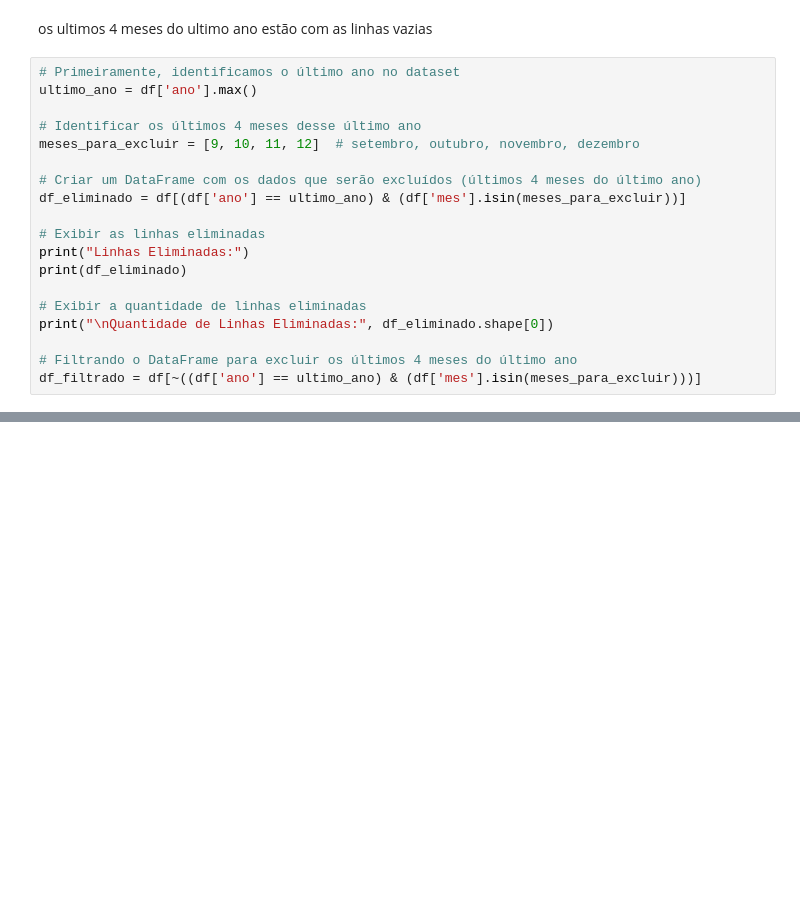
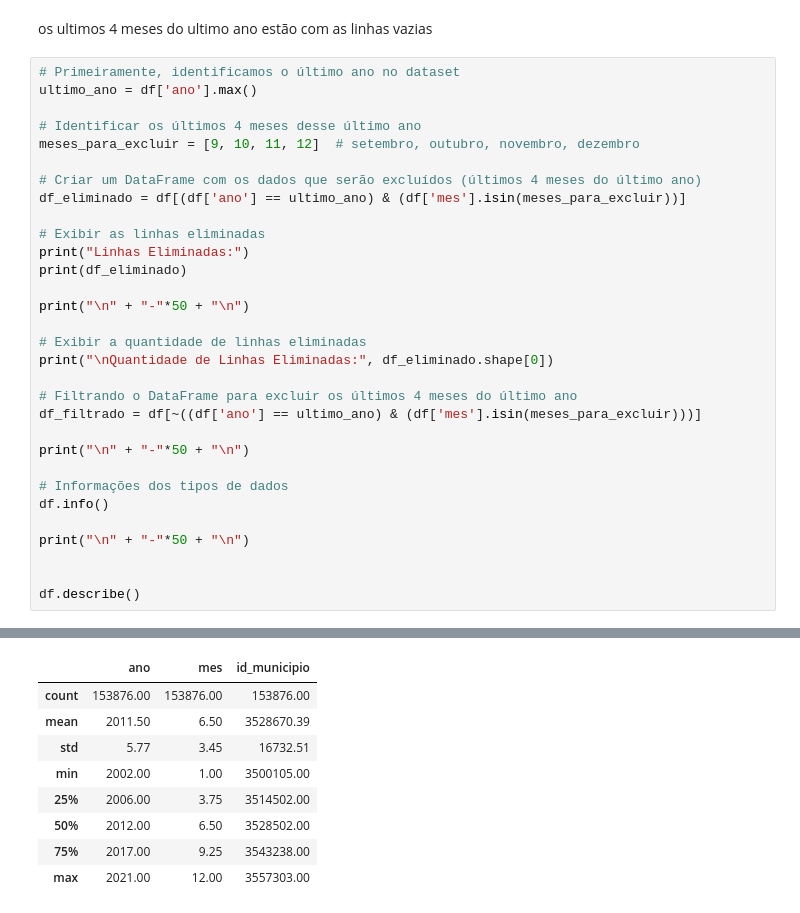
Before and after one commit to fabarroso/MVP-ML, a Jupyter notebook: mvpml.ipynb, the cells around one changed output, grey strips where cells are left out. Saved outputs shown, nothing was run; the diff lists cells and outputs as text; blank space fills up the shorter version.

```diff
--- a/mvpml.ipynb
+++ b/mvpml.ipynb
@@ -93,11 +107,23 @@ df_eliminado = df[(df['ano'] == ultimo_ano) & (df['mes'].isin(meses_para_excluir
 print("Linhas Eliminadas:")
 print(df_eliminado)
 
+print("\n" + "-"*50 + "\n")
+
 # Exibir a quantidade de linhas eliminadas
 print("\nQuantidade de Linhas Eliminadas:", df_eliminado.shape[0])
 
 # Filtrando o DataFrame para excluir os últimos 4 meses do último ano
 df_filtrado = df[~((df['ano'] == ultimo_ano) & (df['mes'].isin(meses_para_excluir)))]
+
+print("\n" + "-"*50 + "\n")
+
+# Informações dos tipos de dados
+df.info()
+
+print("\n" + "-"*50 + "\n")
+
+
+df.describe()
 # %% [output]
 Linhas Eliminadas:
          ano  mes  id_municipio               regiao_ssp homicidio_doloso numero_de_vitimas_em_homicidio_doloso homicidio_doloso_por_acidente_de_transito numero_de_vitimas_em_homicidio_doloso_por_acid ...
@@ -118,0 +145,9 @@ Quantidade de Linhas Eliminadas: 2580
+|  | ano | mes | id_municipio |
+| count | 153876.00 | 153876.00 | 153876.00 |
+| mean | 2011.50 | 6.50 | 3528670.39 |
+| std | 5.77 | 3.45 | 16732.51 |
+| min | 2002.00 | 1.00 | 3500105.00 |
+| 25% | 2006.00 | 3.75 | 3514502.00 |
+| 50% | 2012.00 | 6.50 | 3528502.00 |
+| 75% | 2017.00 | 9.25 | 3543238.00 |
+| max | 2021.00 | 12.00 | 3557303.00 |
```
Also changed, not shown: parts of 5 cells of this notebook.
